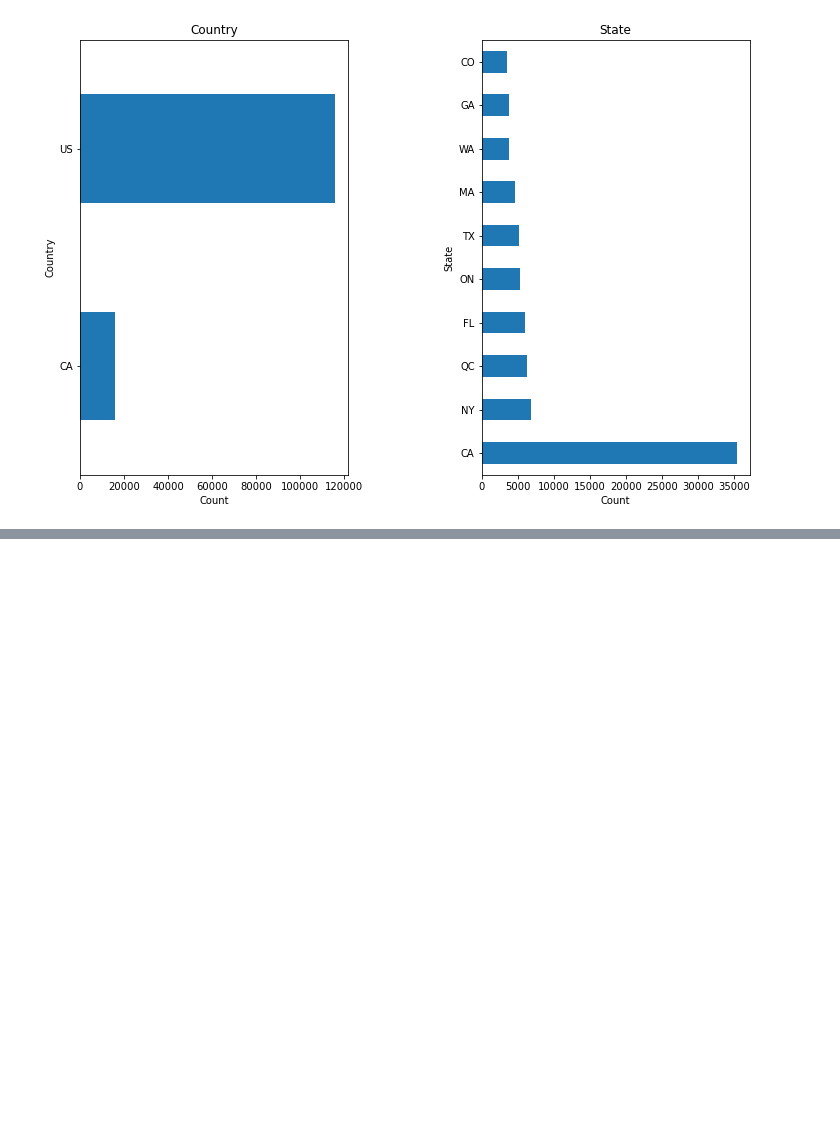
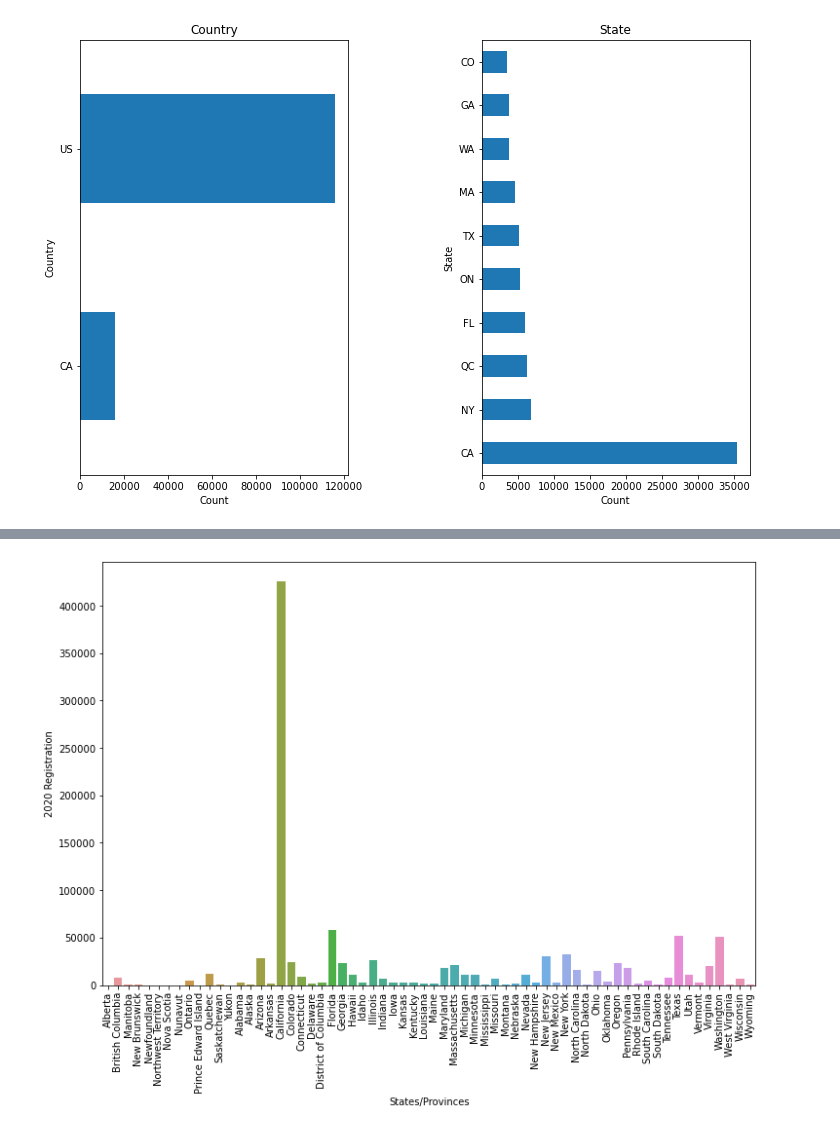
Before and after one commit to AndyGongDS/EVCharger, a Jupyter notebook: Notebooks/Data Wrangling.ipynb, the cells around one changed output, grey strips where cells are left out. Cells and saved outputs as stored; diff of their text form; code cells hidden in the pictures; blank space fills up the shorter version.

```diff
--- a/Notebooks/Data Wrangling.ipynb
+++ b/Notebooks/Data Wrangling.ipynb
@@ -314,0 +329,3 @@ plt.subplots_adjust(wspace=0.5);
+# %%
+EVReg = pd.read_excel('../raw_data/US&CA STATES DATE.xlsx')
+EVReg.head()
@@ -314,0 +359,12 @@ plt.subplots_adjust(wspace=0.5);
+# %%
+plt.subplots(figsize=(12, 8))
+
+sns.barplot(x = 'Province',
+            y = '2020 EV Registration',
+            data = EVReg)
+
+plt.xticks(rotation='vertical')
+plt.ylabel('2020 Registration')
+plt.xlabel('States/Provinces');
+# %% [output]
+[figure, added]
```
Also changed, not shown: parts of 5 cells of this notebook, 9 other files.
